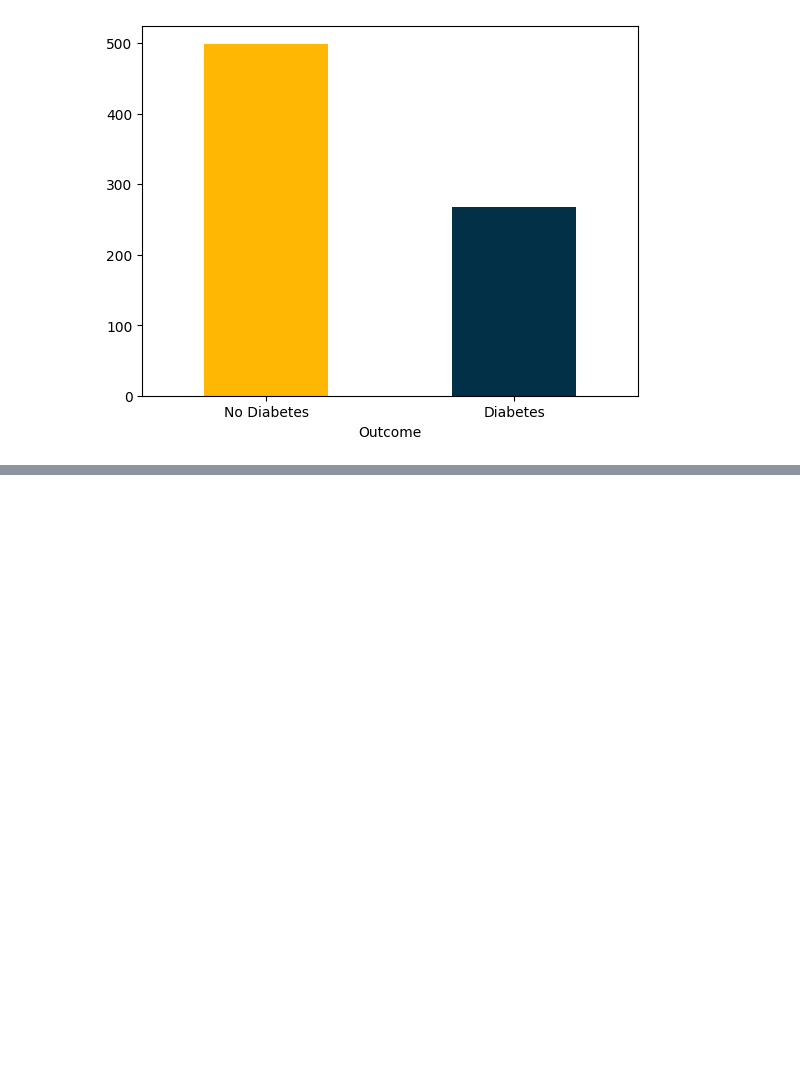
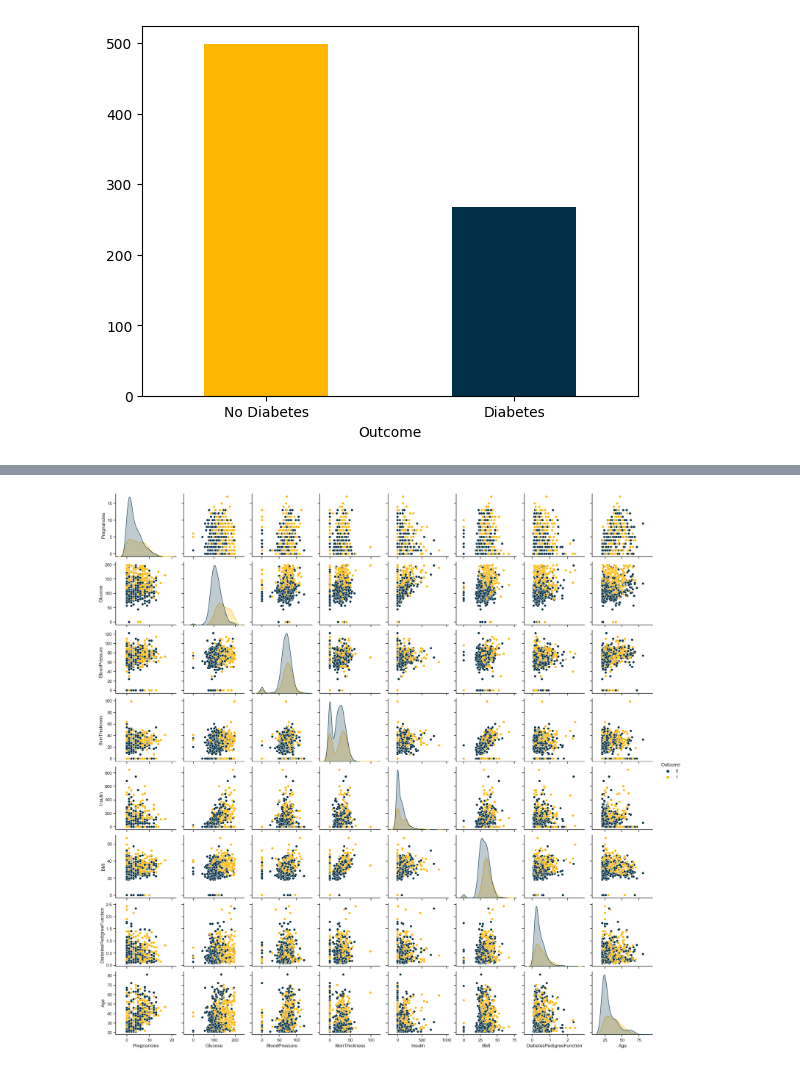
Before and after one commit to azadealmasi/Diabetes-Prediction-App-Using-Flask-Machine-Learning-and-Heroku, a Jupyter notebook: Diabetes Prediction.ipynb, the cells around one changed output, grey strips where cells are left out. Saved outputs shown, nothing was run; the diff lists cells and outputs as text; code cells hidden in the pictures; blank space fills up the shorter version.

```diff
--- a/Diabetes Prediction.ipynb
+++ b/Diabetes Prediction.ipynb
@@ -138,0 +173,10 @@ plt.xticks(np.arange(2), ('No Diabetes', 'Diabetes'), rotation=0)
+# %%
+# Define a custom color palette with your desired colors
+custom_palette = ['#023047', '#FFB703']
+
+# Pairplotting of dataframe
+import seaborn as sns
+sns.set(style="ticks", color_codes=True)
+sns.pairplot(df,hue='Outcome',palette=custom_palette);
+# %% [output]
+[figure, added]
```
Also changed, not shown: parts of 25 cells of this notebook, 1 other file.
